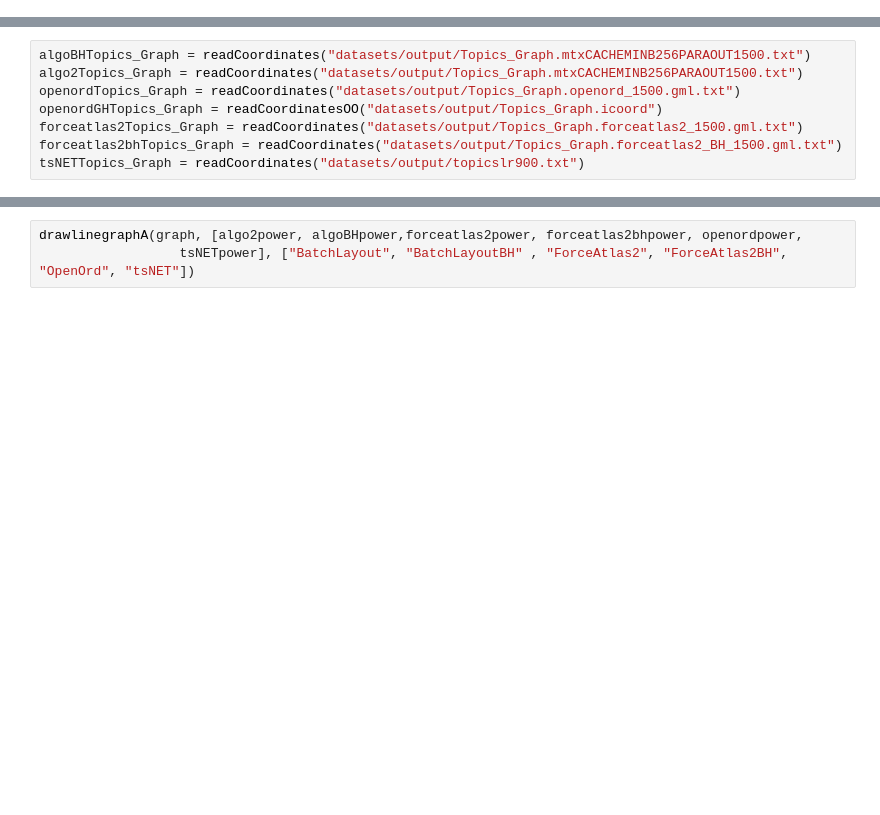
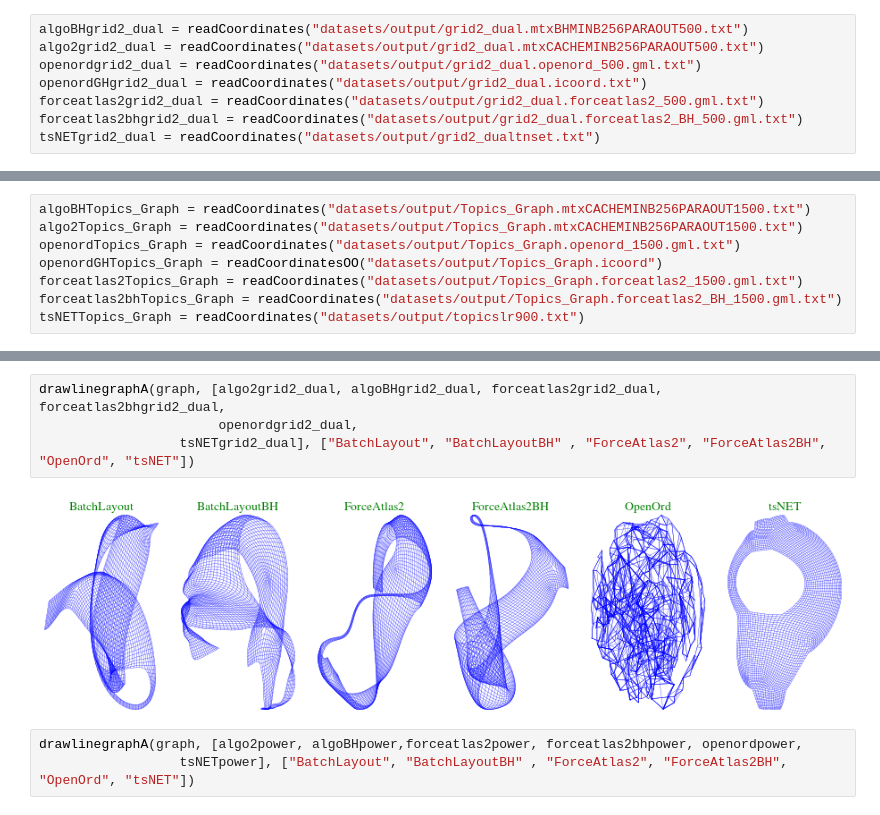
Before and after one commit to khaled-rahman/BatchLayout, a Jupyter notebook: visualize.ipynb, the cells around one changed output, grey strips where cells are left out. Drawn from its saved outputs; the diff is of its cells as text; blank space fills up the shorter version.

```diff
--- a/visualize.ipynb
+++ b/visualize.ipynb
@@ -140,6 +140,14 @@ openordGH3elt_dual = readCoordinates("datasets/output/3elt_dual.icoord.txt")
 forceatlas23elt_dual = readCoordinates("datasets/output/3elt_dual.forceatlas2_500.gml.txt")
 forceatlas2bh3elt_dual = readCoordinates("datasets/output/3elt_dual.forceatlas2_BH_500.gml.txt")
 tsNET3elt_dual = readCoordinates("datasets/output/3elt_dualtnset.txt")
+# %%
+algoBHgrid2_dual = readCoordinates("datasets/output/grid2_dual.mtxBHMINB256PARAOUT500.txt")
+algo2grid2_dual = readCoordinates("datasets/output/grid2_dual.mtxCACHEMINB256PARAOUT500.txt")
+openordgrid2_dual = readCoordinates("datasets/output/grid2_dual.openord_500.gml.txt")
+openordGHgrid2_dual = readCoordinates("datasets/output/grid2_dual.icoord.txt")
+forceatlas2grid2_dual = readCoordinates("datasets/output/grid2_dual.forceatlas2_500.gml.txt")
+forceatlas2bhgrid2_dual = readCoordinates("datasets/output/grid2_dual.forceatlas2_BH_500.gml.txt")
+tsNETgrid2_dual = readCoordinates("datasets/output/grid2_dualtnset.txt")
 # %%
 algoBHpower = readCoordinates("datasets/output/power.mtxBHMINB256PARAOUT500.txt")
 algo2power = readCoordinates("datasets/output/power.mtxCACHEMINB256PARAOUT500.txt")
@@ -169,6 +177,12 @@ drawlinegraphA(graph, [algo23elt_dual, algoBH3elt_dual, forceatlas23elt_dual, fo
                   tsNET3elt_dual], ["BatchLayout", "BatchLayoutBH" , "ForceAtlas2", "ForceAtlas2BH", "OpenOrd", "tsNET"])
 # %% [output]
 [figure]
+# %%
+drawlinegraphA(graph, [algo2grid2_dual, algoBHgrid2_dual, forceatlas2grid2_dual, forceatlas2bhgrid2_dual,
+                       openordgrid2_dual,
+                  tsNETgrid2_dual], ["BatchLayout", "BatchLayoutBH" , "ForceAtlas2", "ForceAtlas2BH", "OpenOrd", "tsNET"])
+# %% [output]
+[figure, added]
 # %%
 drawlinegraphA(graph, [algo2power, algoBHpower,forceatlas2power, forceatlas2bhpower, openordpower,
                   tsNETpower], ["BatchLayout", "BatchLayoutBH" , "ForceAtlas2", "ForceAtlas2BH", "OpenOrd", "tsNET"])
```
Also changed, not shown: parts of 4 cells of this notebook.
